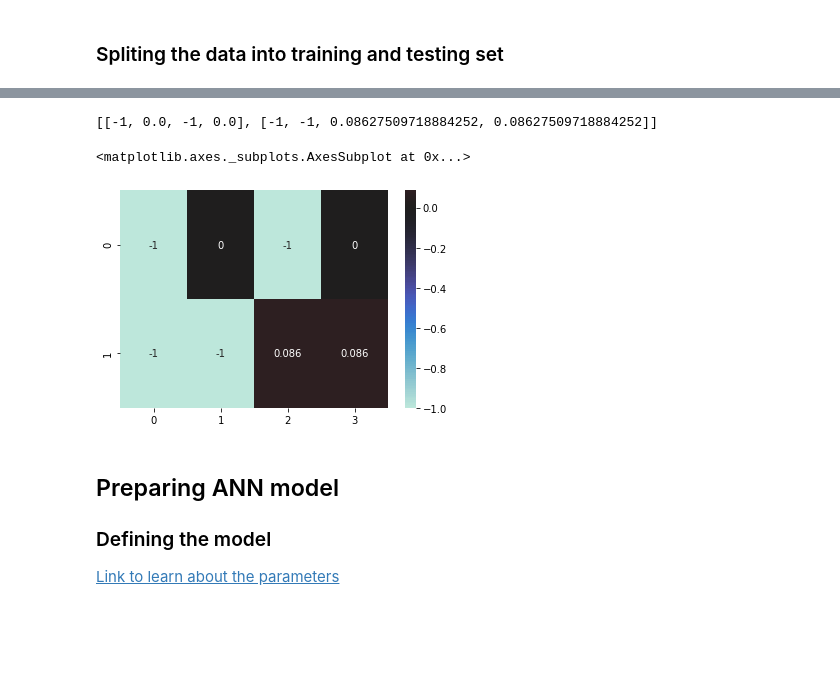
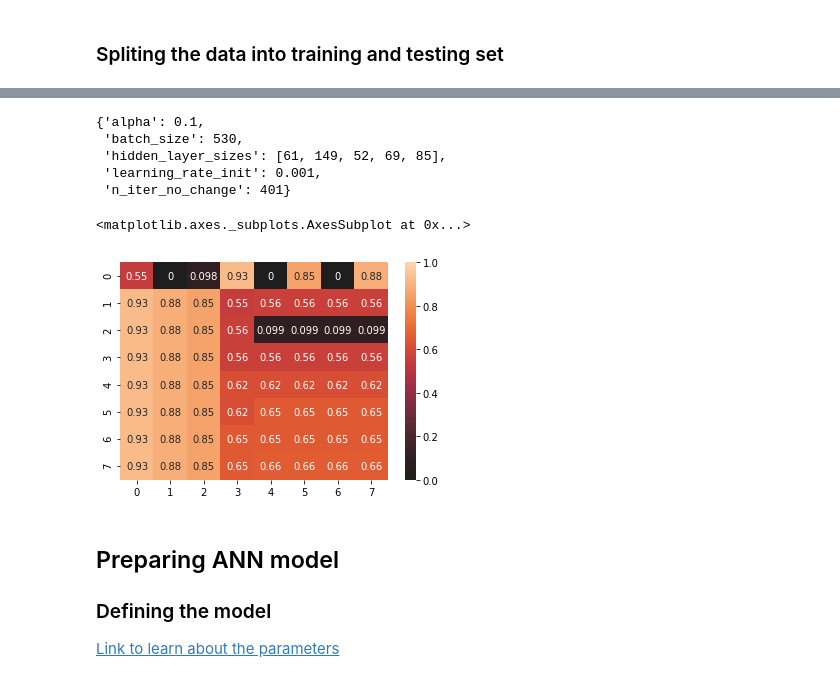
Before and after one commit to Srajan1122/Hyperspectral_Image_Classification, a Jupyter notebook: MLP.ipynb, the cells around one changed output, grey strips where cells are left out. Saved outputs shown, nothing was run; the diff lists cells and outputs as text; code cells hidden in the pictures; blank space fills up the shorter version.

Commit message:
f1score 92.7 with 5 hidden layer(POGA)

```diff
--- a/MLP.ipynb
+++ b/MLP.ipynb
@@ -29,7 +29,7 @@ class POGA:
     for i in range(generationNumber):
       print('Generation',i+1, 'started')
       self.score = self.train_population(self.start_population, X_train, X_test, y_train, y_test)
-      self.score_list.append(self.score)
+      self.score_list.append(self.score.copy())
 
       self.best_parents = self.new_parents_selection(self.start_population, self.score, numParents)
 
@@ -138,7 +138,7 @@ class POGA:
     minMaxValue[3:] = [0.000001, 0.1] # learning_rate_init
     minMaxValue[4:] = [1,500] # n_iter_no_change
 
-    parameterSelect = random.randint(0, numberOfParameters)
+    parameterSelect = random.randint(0, numberOfParameters-1)
     if parameterSelect == 0:
       mutationValue = random.choice(list(range(-30,40,10)))
     elif parameterSelect == 1:
@@ -171,6 +171,18 @@ class POGA:
         i[parameterSelect] = minMaxValue[parameterSelect, 1]
 
     return crossover
+
+  def best_parameters(self):
+    best_index = self.score_list[-1].index(max(self.score_list[-1]))
+    parameters = self.population_list[-1][best_index]
+    best_parameters = {}
+    best_parameters['hidden_layer_sizes'] = parameters[0]
+    best_parameters['alpha'] = parameters[1]
+    best_parameters['batch_size'] = parameters[2]
+    best_parameters['learning_rate_init'] = parameters[3]
+    best_parameters['n_iter_no_change'] = parameters[4]
+
+    return best_parameters
 # %%
 import random
 alphas = np.logspace(-5, 5, 11)
@@ -263,7 +275,11 @@ X = preprocessing.scale(X)
 # %%
 X_train, X_test, y_train, y_test = train_test_split(X, y, test_size=0.15, random_state=1)#0.25 0.15
 # %%
-m = POGA(numberOfParents=4, numParents=2, X_train=X_train, X_test=X_test, y_train=y_train, y_test=y_test, generationNumber=2)
+import time
+start = time.time()
+model = POGA(numberOfParents=8, numParents=4, X_train=X_train, X_test=X_test, y_train=y_train, y_test=y_test, generationNumber=8)
+end = time.time()
+print('time taken', end-start)
 # %% [output]
 Generation 1 started
 Generation 1 finished
@@ -272,13 +301,18 @@ Generation 2 finished
-# %%
-m.score_list
-# %% [output]
-[[-1, 0.0, -1, 0.0], [-1, -1, 0.08627509718884252, 0.08627509718884252]]
+# %%
+best_parameters = model.best_parameters()
+best_parameters
+# %% [output]
+{'alpha': 0.1,
+ 'batch_size': 530,
+ 'hidden_layer_sizes': [61, 149, 52, 69, 85],
+ 'learning_rate_init': 0.001,
+ 'n_iter_no_change': 401}
 # %%
 import seaborn as sns
-sns.heatmap(m.score_list, annot=True, center= 0)
+sns.heatmap(model.score_list, annot=True, vmin=0, vmax=1, center= 0)
 # %% [output]
 <matplotlib.axes._subplots.AxesSubplot at 0x...>
-[figure, old version]
+[figure, new version]
 # %% [markdown]
 ## Preparing ANN model
 ### Defining the model
```
Also changed, not shown: parts of 11 cells of this notebook.
